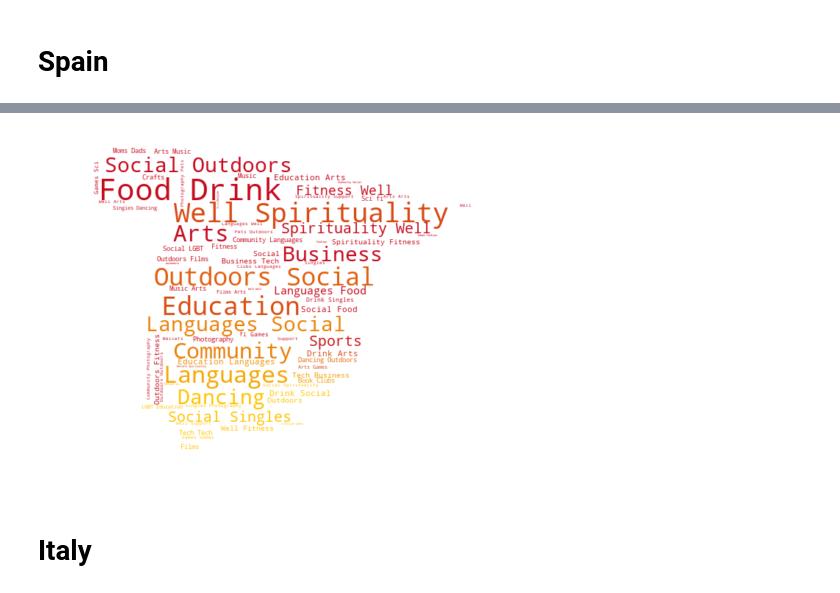
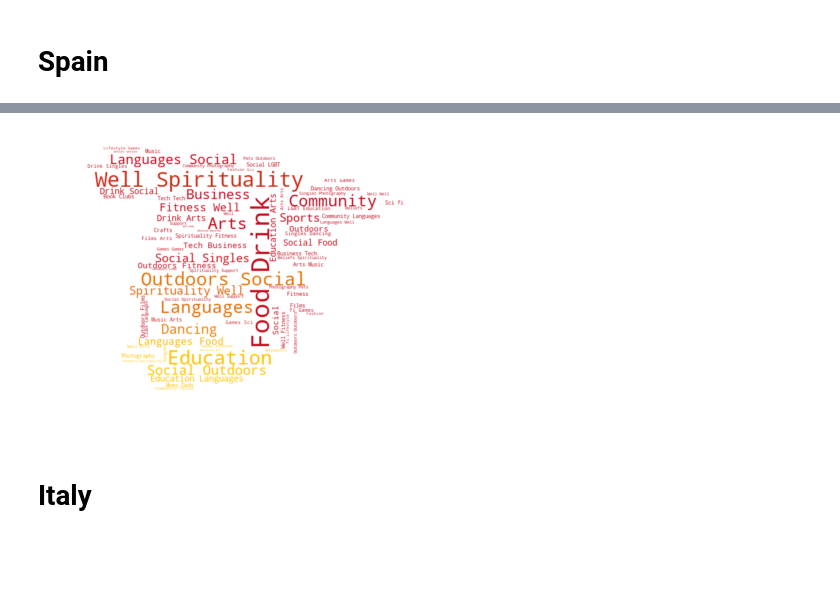
Before and after one commit to DBertazioli/ARmeetup, a Jupyter notebook: Visualizations/wordcloud_country_europe.ipynb, the cells around one changed output, grey strips where cells are left out. Saved outputs shown, nothing was run; the diff lists cells and outputs as text; code cells hidden in the pictures; blank space fills up the shorter version.

```diff
--- a/Visualizations/wordcloud_country_europe.ipynb
+++ b/Visualizations/wordcloud_country_europe.ipynb
@@ -57,0 +74,20 @@ str
+# %%
+text_es = ''.join(df_es.Keywords).replace("\'","")
+text_it = ''.join(df_it.Keywords).replace("\'","")
+text_pt = ''.join(df_pt.Keywords).replace("\'","")
+text_se = ''.join(df_se.Keywords).replace("\'","")
+text_gb = ''.join(df_gb.Keywords).replace("\'","")
+text_fi = ''.join(df_fi.Keywords).replace("\'","")
+text_fr = ''.join(df_fr.Keywords).replace("\'","")
+text_nl = ''.join(df_nl.Keywords).replace("\'","")
+text_de = ''.join(df_de.Keywords).replace("\'","")
+print ("There are {} words in espana\n\
+There are {} words in italy\n\
+There are {} words in portugal\n\
+There are {} words in sweden\n\
+There are {} words in gran bretain\n\
+There are {} words in finland\n\
+There are {} words in france\n\
+There are {} words in netherlands\n\
+There are {} words in germany\n".format(len(text_es),len(text_it),len(text_pt),len(text_se),len(text_gb)
+                                       ,len(text_fi),len(text_fr),len(text_nl),len(text_de)))
@@ -57,0 +106,10 @@ str
+# %%
+mask_es = np.array(Image.open("C:/Users/massi/Desktop/git/ARmeetup/Visualizations/flag_country/spain.png"))
+mask_it = np.array(Image.open("C:/Users/massi/Desktop/git/ARmeetup/Visualizations/flag_country/italy.png"))
+mask_pt = np.array(Image.open("C:/Users/massi/Desktop/git/ARmeetup/Visualizations/flag_country/portugal.png"))
+mask_se = np.array(Image.open("C:/Users/massi/Desktop/git/ARmeetup/Visualizations/flag_country/sweden.png"))
+mask_gb = np.array(Image.open("C:/Users/massi/Desktop/git/ARmeetup/Visualizations/flag_country/gb.png"))
+mask_fi = np.array(Image.open("C:/Users/massi/Desktop/git/ARmeetup/Visualizations/flag_country/finland.png"))
+mask_fr = np.array(Image.open("C:/Users/massi/Desktop/git/ARmeetup/Visualizations/flag_country/francia.png"))
+mask_nl = np.array(Image.open("C:/Users/massi/Desktop/git/ARmeetup/Visualizations/flag_country/holland.png"))
+mask_de = np.array(Image.open("C:/Users/massi/Desktop/git/ARmeetup/Visualizations/flag_country/germany.png"))
@@ -58,2 +118,5 @@ str
+# %%
+shape_mask_es = np.array(Image.open("C:/Users/massi/Desktop/git/ARmeetup/Visualizations/flag_country/spain_shape.png"))
+shape_mask_it = np.array(Image.open("C:/Users/massi/Desktop/git/ARmeetup/Visualizations/flag_country/italy_shape.png"))
 # %% [markdown]
 # Spain
@@ -107,18 +142,14 @@ array([[[255, 255, 255, 255],
 # %%
-wc = WordCloud(background_color="white", max_words=1000, mask=spagna_mask)
-image_colors = ImageColorGenerator(mask)
-# Generate a wordcloud
-wc.generate(text)
-
+wc = WordCloud(background_color="white", max_words=1000, mask=shape_mask_es).generate(text_es)
+image_colors = ImageColorGenerator(mask_es)
 # store to file
-#wc.to_file("img/wine.png")
-
+#wc.to_file("img/wordcloud_shape_es.png")
 # show
-plt.figure(figsize=[12,6])
+plt.figure(figsize=[10,5])
 plt.imshow(wc.recolor(color_func=image_colors), interpolation='bilinear')
 plt.axis("off")
 plt.show()
 # %% [output]
-[figure, old version]
+[figure, new version]
 # %% [markdown]
 # Italy
```
Also changed, not shown: parts of 56 cells of this notebook, 10 other files.
